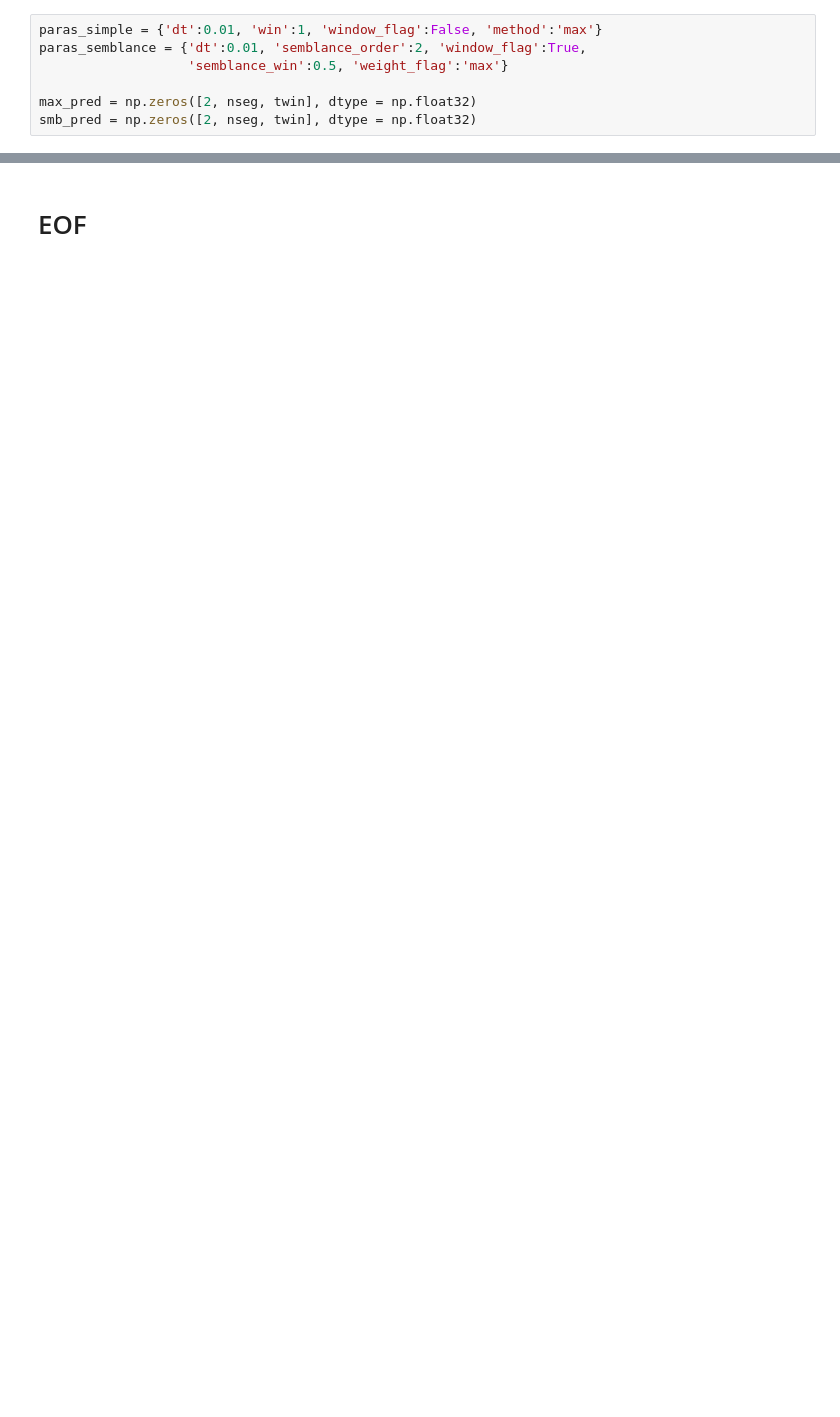
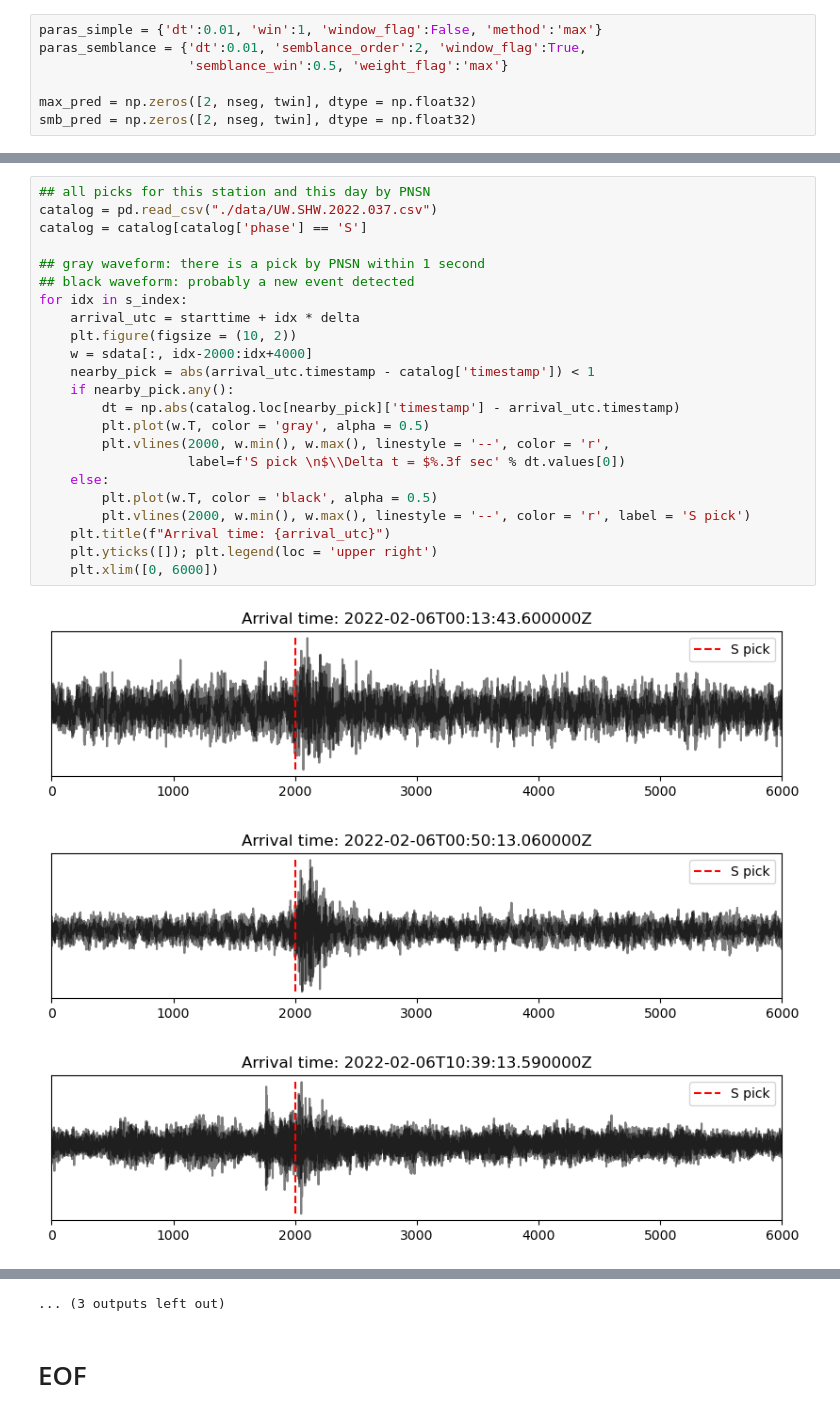
Before and after one commit to congcy/ELEP, a Jupyter notebook: docs/tutorials/example_BB_continuous_data_UW_SHW.ipynb, the cells around one changed output, grey strips where cells are left out. Cells and saved outputs as stored; diff of their text form; blank space fills up the shorter version.

```diff
--- a/docs/tutorials/example_BB_continuous_data_UW_SHW.ipynb
+++ b/docs/tutorials/example_BB_continuous_data_UW_SHW.ipynb
@@ -316,0 +347,27 @@ for idx in p_index:
+# %%
+## all picks for this station and this day by PNSN
+catalog = pd.read_csv("./data/UW.SHW.2022.037.csv")
+catalog = catalog[catalog['phase'] == 'S']
+
+## gray waveform: there is a pick by PNSN within 1 second
+## black waveform: probably a new event detected
+for idx in s_index:
+    arrival_utc = starttime + idx * delta
+    plt.figure(figsize = (10, 2))
+    w = sdata[:, idx-2000:idx+4000]
+    nearby_pick = abs(arrival_utc.timestamp - catalog['timestamp']) < 1
+    if nearby_pick.any():
+        dt = np.abs(catalog.loc[nearby_pick]['timestamp'] - arrival_utc.timestamp)
+        plt.plot(w.T, color = 'gray', alpha = 0.5)
+        plt.vlines(2000, w.min(), w.max(), linestyle = '--', color = 'r',
+                   label=f'S pick \n$\\Delta t = $%.3f sec' % dt.values[0])
+    else:
+        plt.plot(w.T, color = 'black', alpha = 0.5)
+        plt.vlines(2000, w.min(), w.max(), linestyle = '--', color = 'r', label = 'S pick')
+    plt.title(f"Arrival time: {arrival_utc}")
+    plt.yticks([]); plt.legend(loc = 'upper right')
+    plt.xlim([0, 6000])
+# %% [output]
+[figure, added]
+[figure, added]
+[figure, added]
@@ -317,2 +383,3 @@ for idx in p_index:
+... (3 outputs left out)
 # %% [markdown]
 # EOF
```
Also changed, not shown: parts of 23 cells of this notebook, 3 other files.
